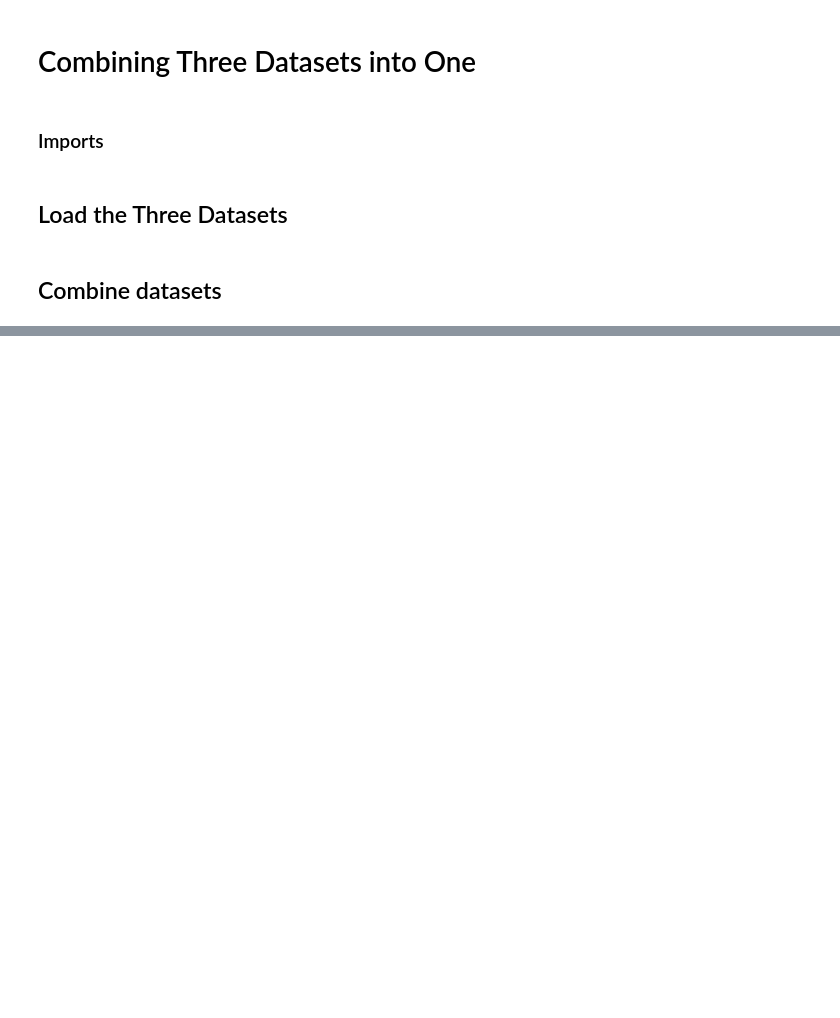
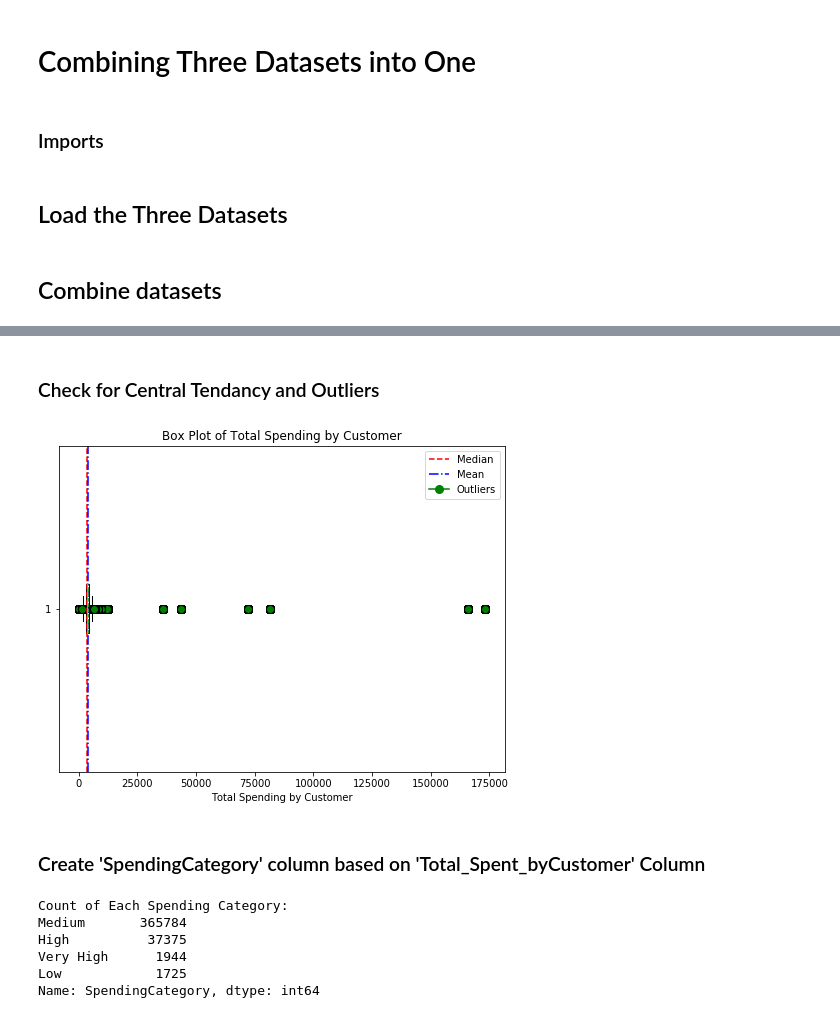
Before and after one commit to taradehdari/ads508-team6-project, a Jupyter notebook: datasets/mergedData/combinedData.ipynb, the cells around one changed output, grey strips where cells are left out. Saved outputs shown, nothing was run; the diff lists cells and outputs as text; code cells hidden in the pictures; blank space fills up the shorter version.

```diff
--- a/datasets/mergedData/combinedData.ipynb
+++ b/datasets/mergedData/combinedData.ipynb
@@ -22,4 +30,4 @@ onlineretail_trans = pd.read_csv('s3://team6datasets/transformedDatasets/onliner
 ## Combine datasets
 # %%
 # Combine the datasets
-customerinfo_df = pd.concat([custseg_trans, markcamp_trans, onlineretail_trans], axis=0, ignore_index=True)
+customerinfo_df = pd.merge(custseg_trans, markcamp_trans, on='CustomerID', how='inner')
@@ -82,0 +295,9 @@ dtype: object
+# %%
+# Calculate total spending for each customer by summing up their 'TotalPrice'
+total_spending = customer_sales_df.groupby('CustomerID')['TotalPrice'].sum().rename('Total_Spent_byCustomer')
+
+# Merge the total spending information back into the original DataFrame
+customer_sales_df = pd.merge(customer_sales_df, total_spending, on='CustomerID', how='left')
+
+# Change negative values to positive in total spending
+customer_sales_df['Total_Spent_byCustomer'] = customer_sales_df['Total_Spent_byCustomer'].abs()
@@ -82,0 +326,27 @@ dtype: object
+# %% [markdown]
+### Check for Central Tendancy and Outliers
+# %%
+# Calculate mean and median for Total_Spent_byCustomer
+total_spending_mean = customer_sales_df['Total_Spent_byCustomer'].mean()
+total_spending_median = customer_sales_df['Total_Spent_byCustomer'].median()
+
+# Create a box plot for 'Total_Spent_byCustomer' with mean, median, and outliers
+plt.figure(figsize=(8, 6))
+box = plt.boxplot(customer_sales_df['Total_Spent_byCustomer'], vert=False, showmeans=True,
+                  meanline=True, showcaps=True, showbox=True, flierprops=dict(marker='o', markerfacecolor='g', markersize=8))
+plt.axvline(total_spending_median, color='r', linestyle='--', label='Median')
+plt.axvline(total_spending_mean, color='blue', linestyle='-.', label='Mean')
+
+# Create custom legend entries for mean, median, and outliers
+legend_entries = [plt.Line2D([0], [0], color='r', linestyle='--', label='Median'),
+                  plt.Line2D([0], [0], color='blue', linestyle='-.', label='Mean'),
+                  plt.Line2D([0], [0], marker='o', color='green', label='Outliers', markerfacecolor='green', markersize=8)]
+plt.legend(handles=legend_entries)
+
+plt.title('Box Plot of Total Spending by Customer')
+plt.xlabel('Total Spending by Customer')
+plt.show()
+# %% [output]
+[figure, added]
+# %% [markdown]
+### Create 'SpendingCategory' column based on 'Total_Spent_byCustomer' Column
@@ -82,0 +360,14 @@ dtype: object
+# %%
+# Display count of each unique value in the 'SpendingCategory' column
+spending_category_counts = customer_sales_df['SpendingCategory'].value_counts()
+
+# Display the counts
+print("Count of Each Spending Category:")
+print(spending_category_counts)
+# %% [output]
+Count of Each Spending Category:
+Medium       365784
+High          37375
+Very High      1944
+Low            1725
+Name: SpendingCategory, dtype: int64
```
Also changed, not shown: parts of 54 cells of this notebook, 4 other files.
